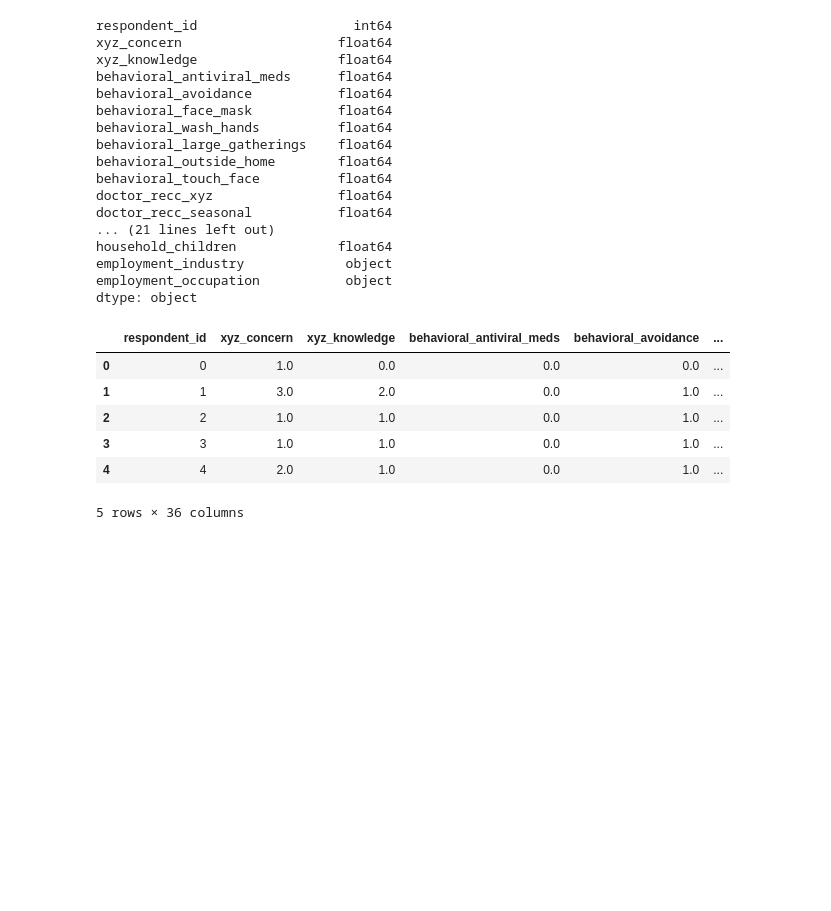
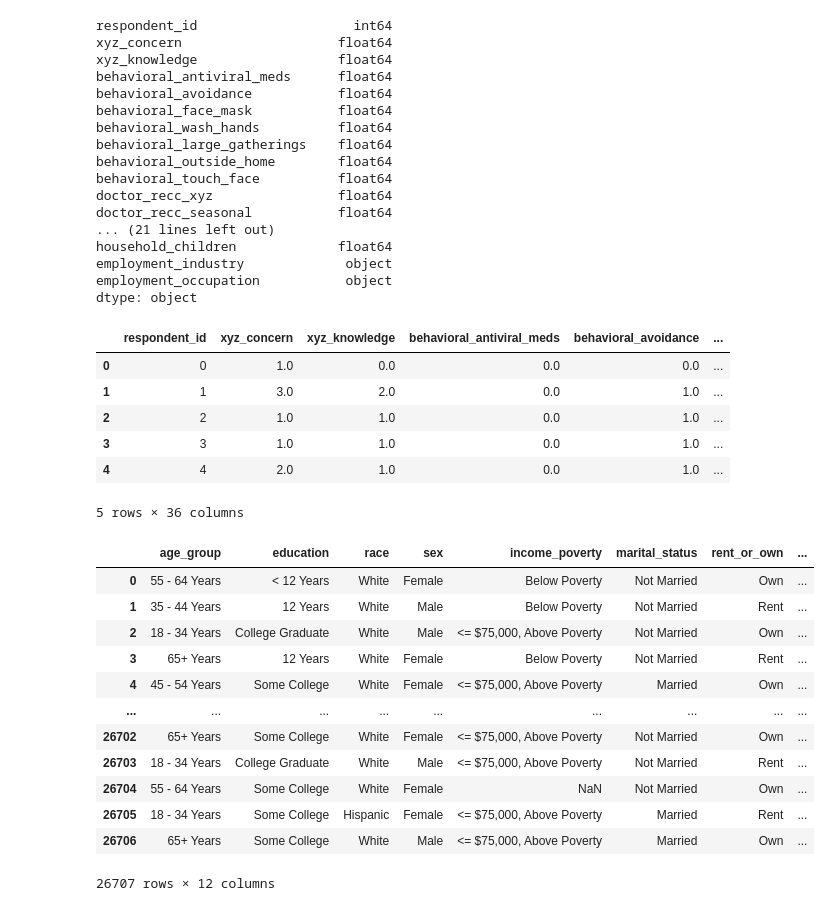
Before and after one commit to Ganishk/DataHack, a Jupyter notebook: Solution.ipynb, the cells around one changed output. Drawn from its saved outputs; the diff is of its cells as text; code cells hidden in the pictures; blank space fills up the shorter version.

```diff
--- a/Solution.ipynb
+++ b/Solution.ipynb
@@ -46,3 +53,19 @@ dtype: object
 | 3 | 3 | 1.0 | 1.0 | 0.0 | 1.0 | ... |
 | 4 | 4 | 2.0 | 1.0 | 0.0 | 1.0 | ... |
 5 rows × 36 columns
+# %%
+xTrain.select_dtypes('object')
+# %% [output]
+|  | age_group | education | race | sex | income_poverty | marital_status | rent_or_own | ... |
+| 0 | 55 - 64 Years | < 12 Years | White | Female | Below Poverty | Not Married | Own | ... |
+| 1 | 35 - 44 Years | 12 Years | White | Male | Below Poverty | Not Married | Rent | ... |
+| 2 | 18 - 34 Years | College Graduate | White | Male | <= $75,000, Above Poverty | Not Married | Own | ... |
+| 3 | 65+ Years | 12 Years | White | Female | Below Poverty | Not Married | Rent | ... |
+| 4 | 45 - 54 Years | Some College | White | Female | <= $75,000, Above Poverty | Married | Own | ... |
+| ... | ... | ... | ... | ... | ... | ... | ... | ... |
+| 26702 | 65+ Years | Some College | White | Female | <= $75,000, Above Poverty | Not Married | Own | ... |
+| 26703 | 18 - 34 Years | College Graduate | White | Male | <= $75,000, Above Poverty | Not Married | Rent | ... |
+| 26704 | 55 - 64 Years | Some College | White | Female | NaN | Not Married | Own | ... |
+| 26705 | 18 - 34 Years | Some College | Hispanic | Female | <= $75,000, Above Poverty | Married | Rent | ... |
+| 26706 | 65+ Years | Some College | White | Male | <= $75,000, Above Poverty | Married | Own | ... |
+26707 rows × 12 columns
```
Also changed, not shown: parts of 5 cells of this notebook.
